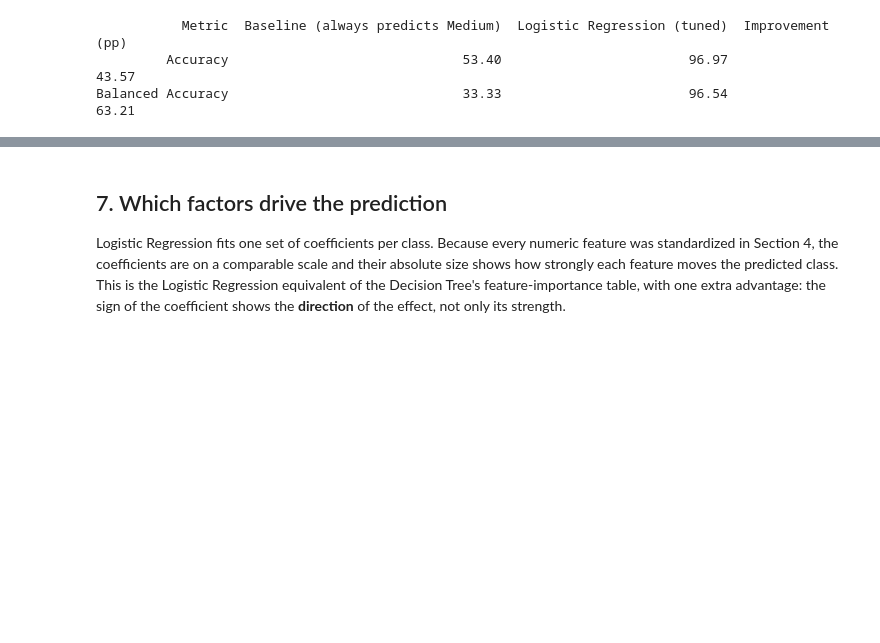
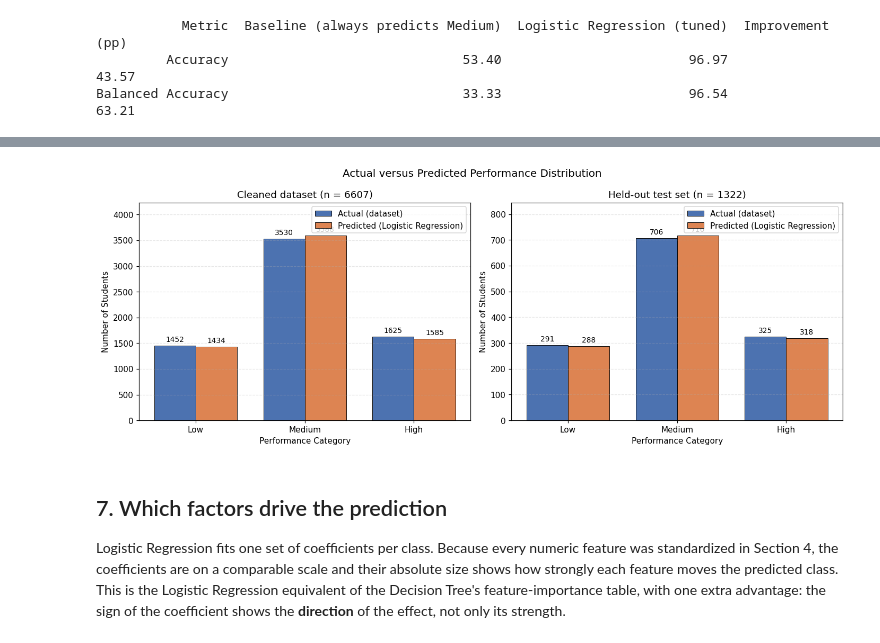
Before and after one commit to Hao0819/Machine-Learning-Supervised---Student-Academic-Performance-Prediction, a Jupyter notebook: LogisticRegression.ipynb, the cells around one changed output, grey strips where cells are left out. Saved outputs shown, nothing was run; the diff lists cells and outputs as text; code cells hidden in the pictures; blank space fills up the shorter version.

```diff
--- a/LogisticRegression.ipynb
+++ b/LogisticRegression.ipynb
@@ -352,7 +352,9 @@ logistic_pipeline = Pipeline([
 
 parameter_grid = {
     "logreg__C": [0.01, 0.1, 1, 10, 100],
-    "logreg__solver": ["lbfgs", "liblinear"],
+    "logreg__solver": ["lbfgs", "newton-cg"],  # liblinear removed: it cannot fit n_classes >= 3
+    #   in scikit-learn 1.8 (raises ValueError instead of falling back to one-vs-rest),
+    #   which crashed the validation assertion in the next cell on every run.
     "logreg__class_weight": [None, "balanced"]
 }
 
@@ -589,0 +611,93 @@ Balanced Accuracy                              33.33                        96.5
+# %%
+def build_distribution_comparison(actual_labels, predicted_labels, scope_name):
+    """Return a table of actual vs predicted counts and percentages for one scope."""
+    actual = (
+        pd.Series(list(actual_labels)).value_counts().reindex(class_order).fillna(0).astype(int)
+    )
+    predicted = (
+        pd.Series(list(predicted_labels)).value_counts().reindex(class_order).fillna(0).astype(int)
+    )
+
+    total = int(actual.sum())
+    assert int(predicted.sum()) == total, (
+        f"{scope_name}: the model returned {int(predicted.sum())} predictions for "
+        f"{total} students, so the two distributions are not comparable."
+    )
+
+    table = pd.DataFrame({
+        "Actual": actual,
+        "Actual %": (actual / total * 100).round(2),
+        "Predicted": predicted,
+        "Predicted %": (predicted / total * 100).round(2),
+    })
+    table["Difference"] = table["Predicted"] - table["Actual"]
+    table.index.name = f"{scope_name} (n = {total})"
+    return table
+
+
+full_dataset_predictions = best_lr_model.predict(X)
+
+full_comparison = build_distribution_comparison(y, full_dataset_predictions, "Cleaned dataset")
+test_comparison = build_distribution_comparison(y_test, y_pred, "Held-out test set")
+
+print("Actual versus Predicted Class Distribution")
+print("=" * 70)
+print()
+print(full_comparison.to_string())
+print()
+print(test_comparison.to_string())
+print()
+
+dataset_counts = full_comparison["Actual"]
+largest_class = dataset_counts.idxmax()
+imbalance_ratio = dataset_counts.max() / dataset_counts.min()
+print("Check 1: class balance of the cleaned dataset")
+print("-" * 70)
+print(f"Imbalance ratio: {imbalance_ratio:.2f} to 1 (Medium is the largest class)")
+
+print()
+print("Check 2: balance of the predictions on the held-out test set")
+print("-" * 70)
+for class_name in class_order:
+    actual_value = int(test_comparison.loc[class_name, "Actual"])
+    predicted_value = int(test_comparison.loc[class_name, "Predicted"])
+    difference = int(test_comparison.loc[class_name, "Difference"])
+    direction = "over-predicted" if difference > 0 else ("under-predicted" if difference < 0 else "matched exactly")
+    print(f"  {class_name:<6}: {actual_value:>4} actual vs {predicted_value:>4} predicted ({difference:+d}, {direction})")
+
+print()
+print(
+    f"Unlike KNN (Medium +157 on the test set) and Decision Tree (Medium +23), Logistic "
+    f"Regression's predicted counts are the closest of the three models to the actual counts, "
+    "which is consistent with it also having the smallest per-class recall gap (Section "
+    "'Reading the results')."
+)
+
+chart_positions = np.arange(len(class_order))
+bar_width = 0.38
+figure, axes = plt.subplots(1, 2, figsize=(13, 5))
+chart_scopes = [
+    (full_comparison, f"Cleaned dataset (n = {int(full_comparison['Actual'].sum())})"),
+    (test_comparison, f"Held-out test set (n = {int(test_comparison['Actual'].sum())})"),
+]
+for axis, (table, chart_title) in zip(axes, chart_scopes):
+    actual_bars = axis.bar(chart_positions - bar_width / 2, table["Actual"], bar_width,
+                            label="Actual (dataset)", color="#4C72B0", edgecolor="black", linewidth=0.6)
+    predicted_bars = axis.bar(chart_positions + bar_width / 2, table["Predicted"], bar_width,
+                               label="Predicted (Logistic Regression)", color="#DD8452", edgecolor="black", linewidth=0.6)
+    for bar_group in (actual_bars, predicted_bars):
+        for bar in bar_group:
+            axis.annotate(f"{int(bar.get_height())}", xy=(bar.get_x() + bar.get_width() / 2, bar.get_height()),
+                           xytext=(0, 3), textcoords="offset points", ha="center", va="bottom", fontsize=9)
+    axis.set_title(chart_title)
+    axis.set_xlabel("Performance Category")
+    axis.set_ylabel("Number of Students")
+    axis.set_xticks(chart_positions)
+    axis.set_xticklabels(class_order)
+    axis.set_ylim(0, table[["Actual", "Predicted"]].to_numpy().max() * 1.18)
+    axis.legend()
+    axis.grid(axis="y", linestyle="--", alpha=0.3)
+figure.suptitle("Actual versus Predicted Performance Distribution", fontsize=13)
+plt.tight_layout()
+plt.show()
+# %% [output]
@@ -590,3 +721,4 @@ Balanced Accuracy                              33.33                        96.5
+[figure, added]
 # %% [markdown]
 ## 7. Which factors drive the prediction
 
```
Also changed, not shown: parts of 4 cells of this notebook, 3 other files.
